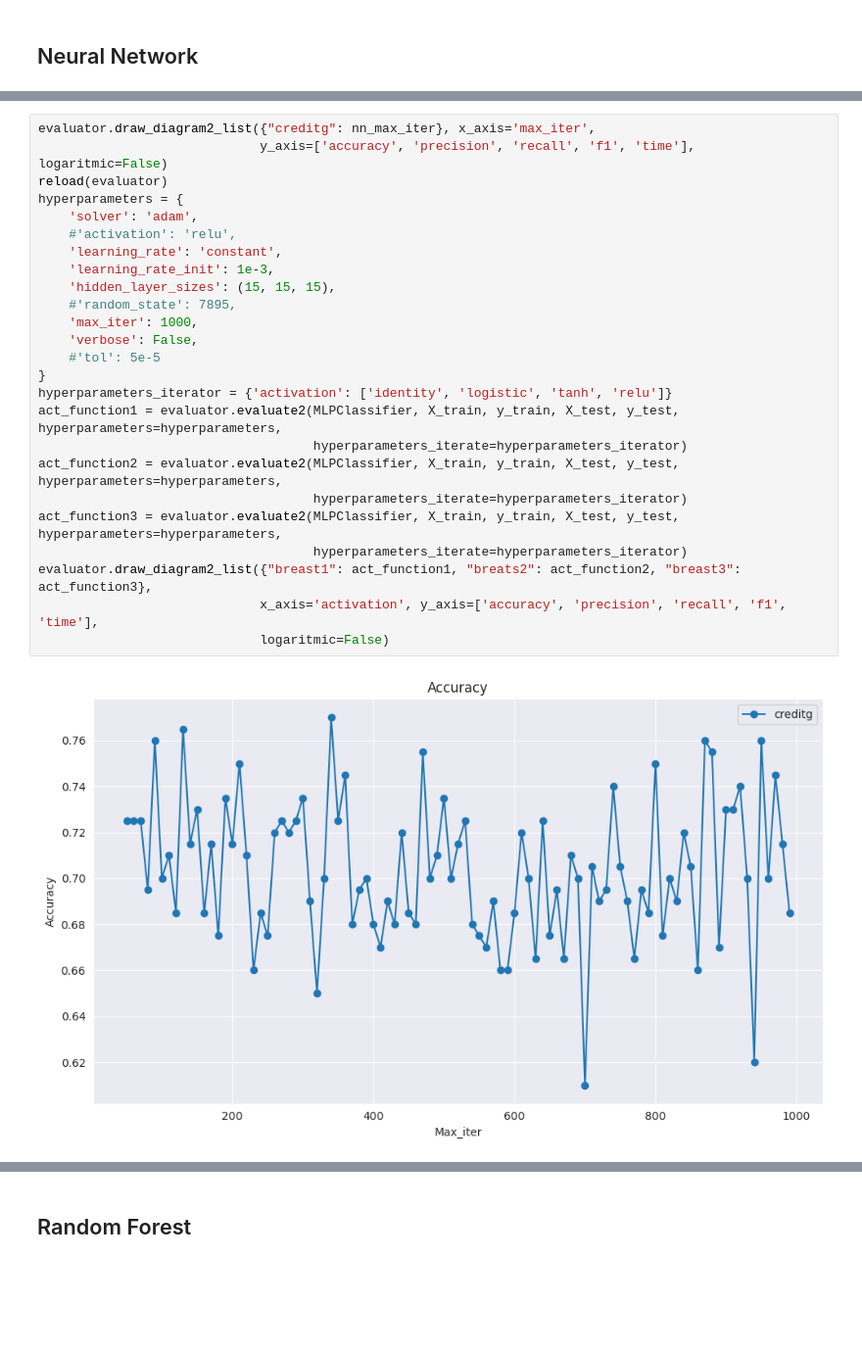
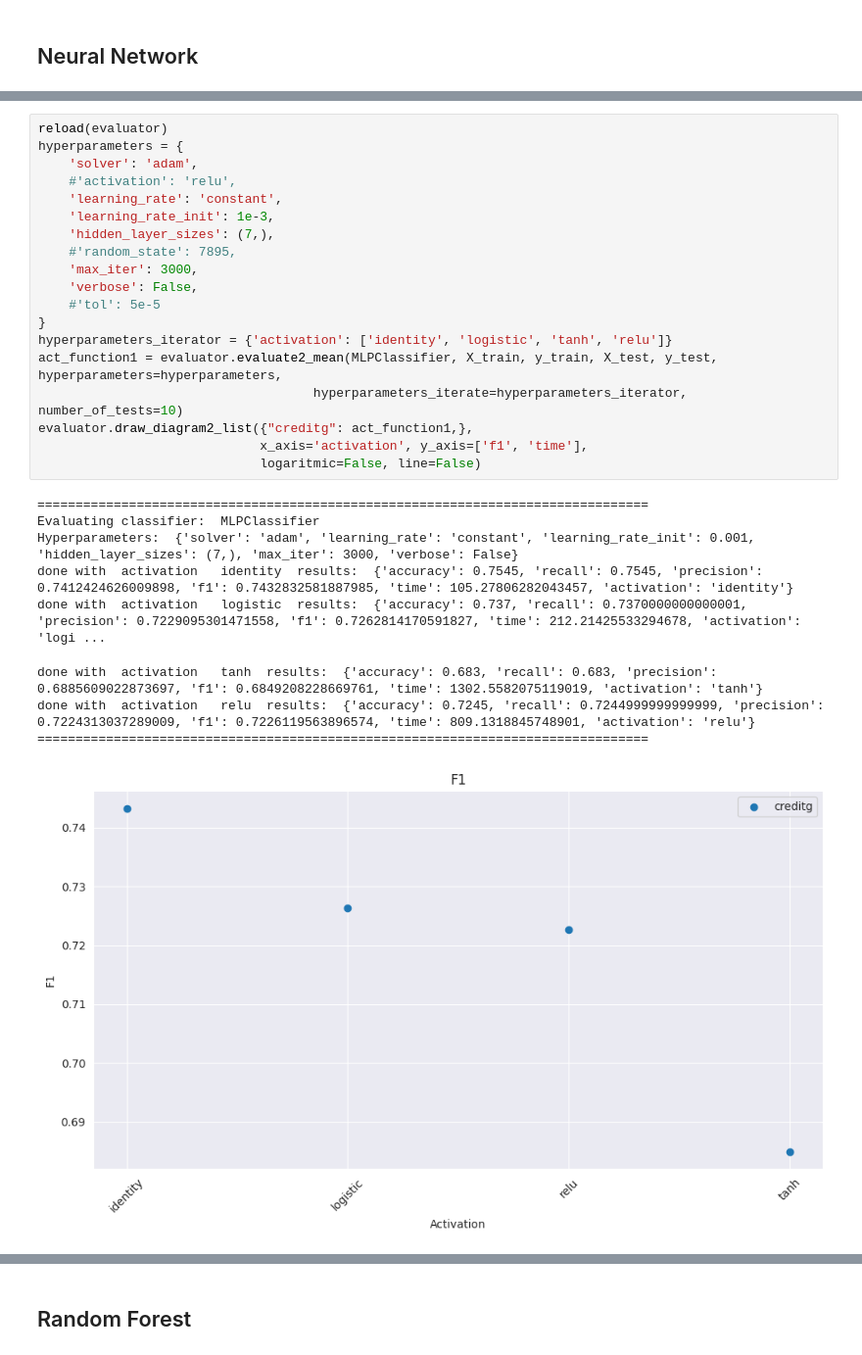
Before and after one commit to Maustrian3/ML24, a Jupyter notebook: exercise-1/creditg.ipynb, the cells around one changed output, grey strips where cells are left out. Shown at 98% size. Cells and saved outputs as stored; diff of their text form; blank space fills up the shorter version.

```diff
--- a/exercise-1/creditg.ipynb
+++ b/exercise-1/creditg.ipynb
@@ -467,27 +459,29 @@ Confusion Matrix:
 # %%
-evaluator.draw_diagram2_list({"creditg": nn_max_iter}, x_axis='max_iter',
-                             y_axis=['accuracy', 'precision', 'recall', 'f1', 'time'], logaritmic=False)
 reload(evaluator)
 hyperparameters = {
     'solver': 'adam',
     #'activation': 'relu',
     'learning_rate': 'constant',
     'learning_rate_init': 1e-3,
-    'hidden_layer_sizes': (15, 15, 15),
+    'hidden_layer_sizes': (7,),
     #'random_state': 7895,
-    'max_iter': 1000,
+    'max_iter': 3000,
     'verbose': False,
     #'tol': 5e-5
 }
 hyperparameters_iterator = {'activation': ['identity', 'logistic', 'tanh', 'relu']}
-act_function1 = evaluator.evaluate2(MLPClassifier, X_train, y_train, X_test, y_test, hyperparameters=hyperparameters,
-                                    hyperparameters_iterate=hyperparameters_iterator)
-act_function2 = evaluator.evaluate2(MLPClassifier, X_train, y_train, X_test, y_test, hyperparameters=hyperparameters,
-                                    hyperparameters_iterate=hyperparameters_iterator)
-act_function3 = evaluator.evaluate2(MLPClassifier, X_train, y_train, X_test, y_test, hyperparameters=hyperparameters,
-                                    hyperparameters_iterate=hyperparameters_iterator)
-evaluator.draw_diagram2_list({"breast1": act_function1, "breats2": act_function2, "breast3": act_function3},
-                             x_axis='activation', y_axis=['accuracy', 'precision', 'recall', 'f1', 'time'],
-                             logaritmic=False)
+act_function1 = evaluator.evaluate2_mean(MLPClassifier, X_train, y_train, X_test, y_test, hyperparameters=hyperparameters,
+                                    hyperparameters_iterate=hyperparameters_iterator, number_of_tests=10)
+evaluator.draw_diagram2_list({"creditg": act_function1,},
+                             x_axis='activation', y_axis=['f1', 'time'],
+                             logaritmic=False, line=False)
 # %% [output]
+================================================================================
+Evaluating classifier:  MLPClassifier
+Hyperparameters:  {'solver': 'adam', 'learning_rate': 'constant', 'learning_rate_init': 0.001, 'hidden_layer_sizes': (7,), 'max_iter': 3000, 'verbose': False}
+done with  activation   identity  results:  {'accuracy': 0.7545, 'recall': 0.7545, 'precision': 0.7412424626009898, 'f1': 0.7432832581887985, 'time': 105.27806282043457, 'activation': 'identity'}
+done with  activation   logistic  results:  {'accuracy': 0.737, 'recall': 0.7370000000000001, 'precision': 0.7229095301471558, 'f1': 0.7262814170591827, 'time': 212.21425533294678, 'activation': 'logi ...
+done with  activation   tanh  results:  {'accuracy': 0.683, 'recall': 0.683, 'precision': 0.6885609022873697, 'f1': 0.6849208228669761, 'time': 1302.5582075119019, 'activation': 'tanh'}
+done with  activation   relu  results:  {'accuracy': 0.7245, 'recall': 0.7244999999999999, 'precision': 0.7224313037289009, 'f1': 0.7226119563896574, 'time': 809.1318845748901, 'activation': 'relu'}
+================================================================================
-[figure, old version]
+[figure, new version]
```
Also changed, not shown: parts of 13 cells of this notebook, 3 other files.
